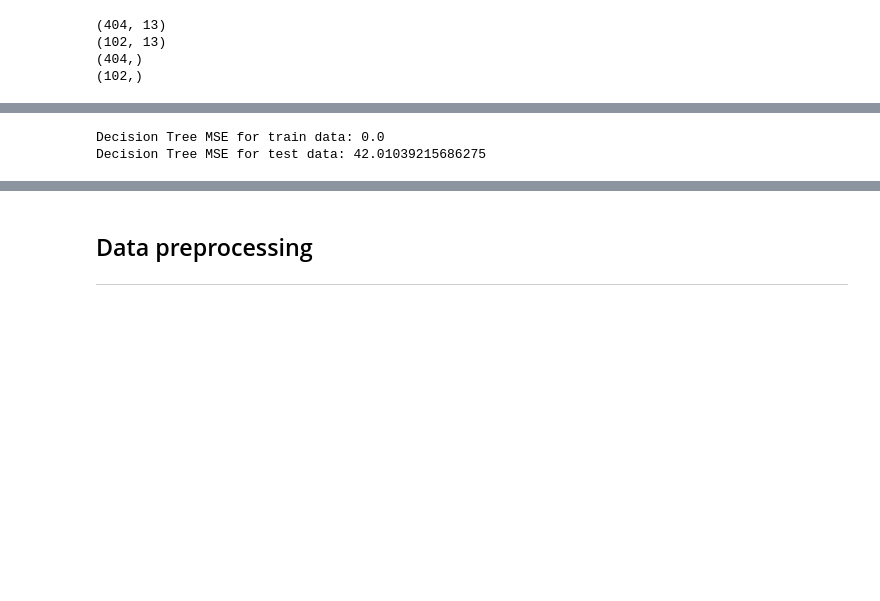
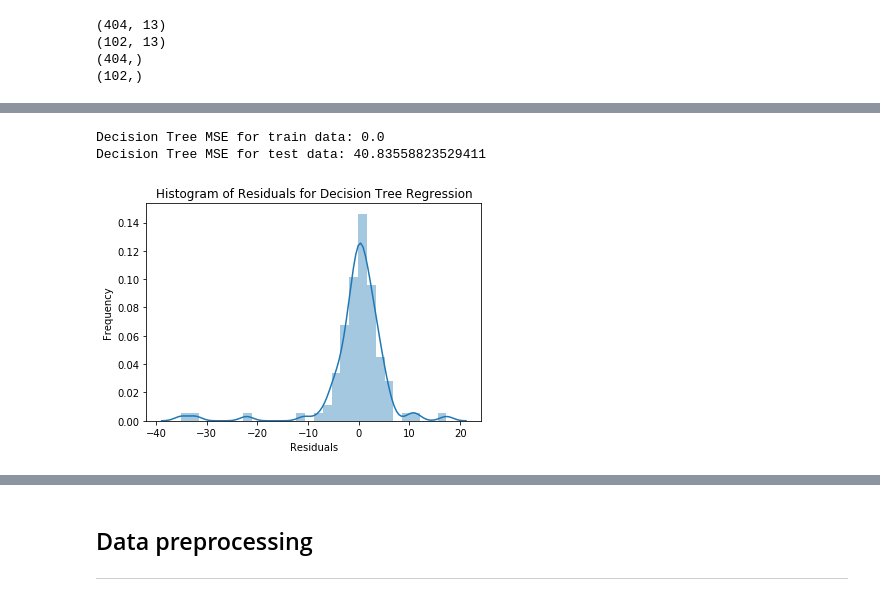
Before and after one commit to Victoria-Qiao/Boston_House_Prices_Modeling, a Jupyter notebook: data_analysis.ipynb, the cells around one changed output, grey strips where cells are left out. Drawn from its saved outputs; the diff is of its cells as text; code cells hidden in the pictures; blank space fills up the shorter version.

```diff
--- a/data_analysis.ipynb
+++ b/data_analysis.ipynb
@@ -167,23 +183,30 @@ Polynomial Regression MSE for test data with degree of 3: 165099.14601297057
 # %%
 # decision tree regression
 from sklearn.tree import DecisionTreeRegressor
 
 def create_dt_regression_model(X_train, Y_train, X_test, Y_test):
     "Creates a polynomial regression model for the given degree"
     dt = DecisionTreeRegressor()
     dt.fit(X_train, Y_train)
 
     y_train_predict = dt.predict(X_train)
     y_test_predict = dt.predict(X_test)
 
     poly_mse_train = mean_squared_error(Y_train, y_train_predict)
     poly_mse_test = mean_squared_error(Y_test, y_test_predict)
     print(f'Decision Tree MSE for train data:', poly_mse_train)
     print(f'Decision Tree MSE for test data:', poly_mse_test)
+
+    sns.distplot(Y_test-y_test_predict)
+    plt.title("Histogram of Residuals for Decision Tree Regression")
+    plt.xlabel("Residuals")
+    plt.ylabel("Frequency")
+    plt.show()
 create_dt_regression_model(Xori_train, Yori_train, Xori_test, Yori_test)
 # create_dt_regression_model(Xori_train, Yori_train, Xori_test, Yori_test)
 # %% [output]
 Decision Tree MSE for train data: 0.0
-Decision Tree MSE for test data: 42.01039215686275
+Decision Tree MSE for test data: 40.83558823529411
+[figure, added]
 # %%
 # Random Forest Regression
```
Also changed, not shown: parts of 3 cells of this notebook.
